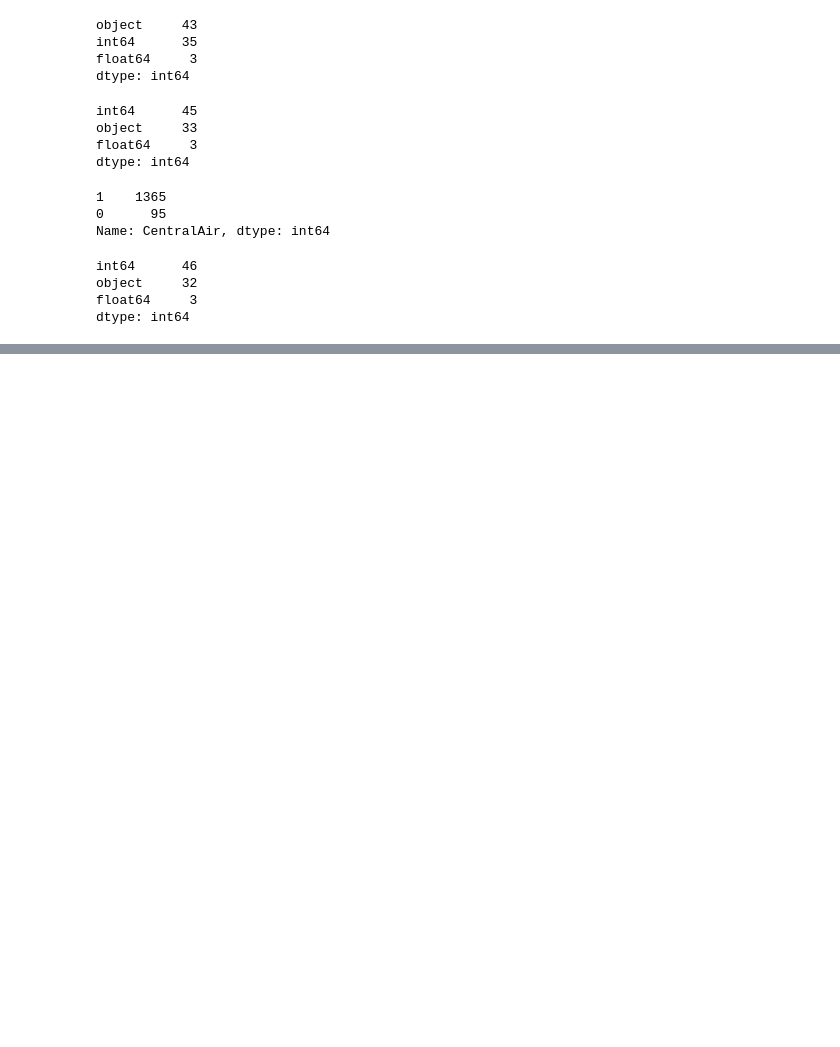
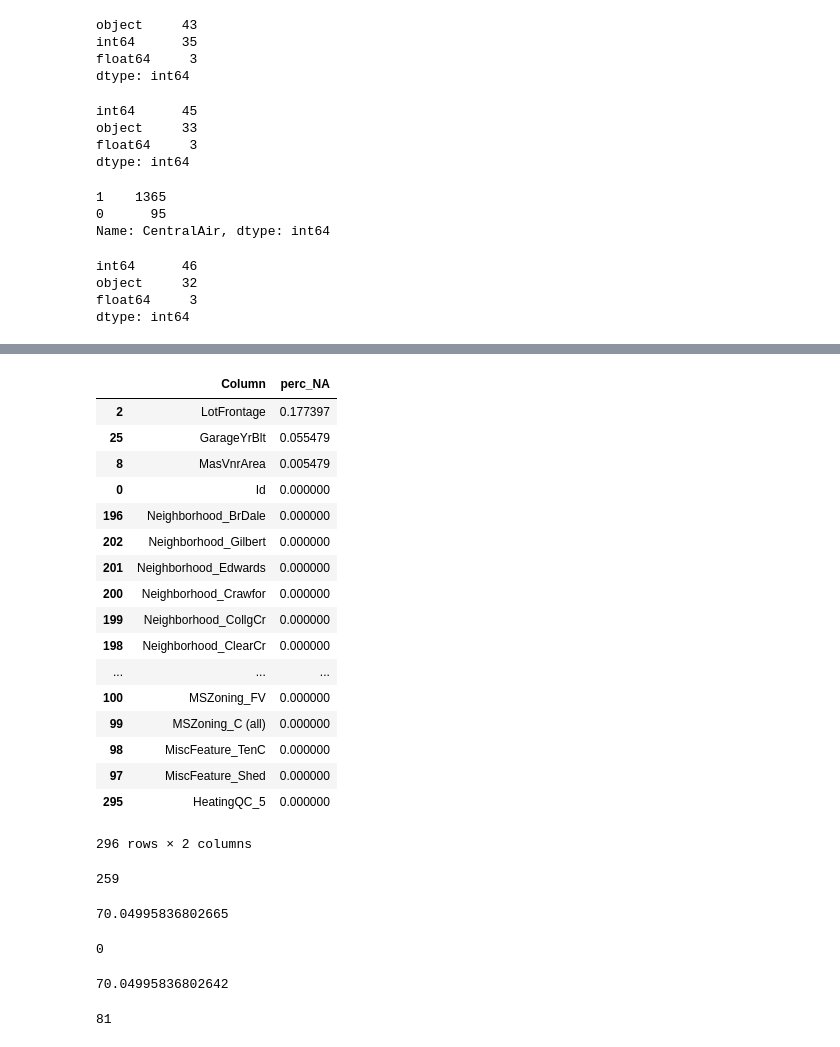
Before and after one commit to Stackeduary/HomePrices, a Jupyter notebook: group_project.ipynb, the cells around one changed output, grey strips where cells are left out. Cells and saved outputs as stored; diff of their text form; code cells hidden in the pictures; blank space fills up the shorter version.

```diff
--- a/group_project.ipynb
+++ b/group_project.ipynb
@@ -84,0 +116,41 @@ dtype: int64
+# %%
+NA.sort_values('perc_NA', ascending=False)
+# %% [output]
+|  | Column | perc_NA |
+| 2 | LotFrontage | 0.177397 |
+| 25 | GarageYrBlt | 0.055479 |
+| 8 | MasVnrArea | 0.005479 |
+| 0 | Id | 0.000000 |
+| 196 | Neighborhood_BrDale | 0.000000 |
+| 202 | Neighborhood_Gilbert | 0.000000 |
+| 201 | Neighborhood_Edwards | 0.000000 |
+| 200 | Neighborhood_Crawfor | 0.000000 |
+| 199 | Neighborhood_CollgCr | 0.000000 |
+| 198 | Neighborhood_ClearCr | 0.000000 |
+| ... | ... | ... |
+| 100 | MSZoning_FV | 0.000000 |
+| 99 | MSZoning_C (all) | 0.000000 |
+| 98 | MiscFeature_TenC | 0.000000 |
+| 97 | MiscFeature_Shed | 0.000000 |
+| 295 | HeatingQC_5 | 0.000000 |
+296 rows × 2 columns
+# %%
+#homedata_onehot['LotFrontage'].value_counts()
+print(sum(homedata_onehot['LotFrontage'].isna()))
+homedata_onehot['LotFrontage'].mean()
+# %% [output]
+259
+70.04995836802665
+# %%
+homedata_onehot['LotFrontage'] = homedata_onehot['LotFrontage'].fillna(70.04995836802665)
+print(sum(homedata_onehot['LotFrontage'].isna()))
+homedata_onehot['LotFrontage'].mean()
+# %% [output]
+0
+70.04995836802642
+# %%
+#homedata_onehot['GarageYrBlt'].value_counts()
+print(sum(homedata_onehot['GarageYrBlt'].isna()))
+#homedata_onehot['GarageYrBlt'].mean()
+# %% [output]
+81
```
Also changed, not shown: parts of 9 cells of this notebook.
